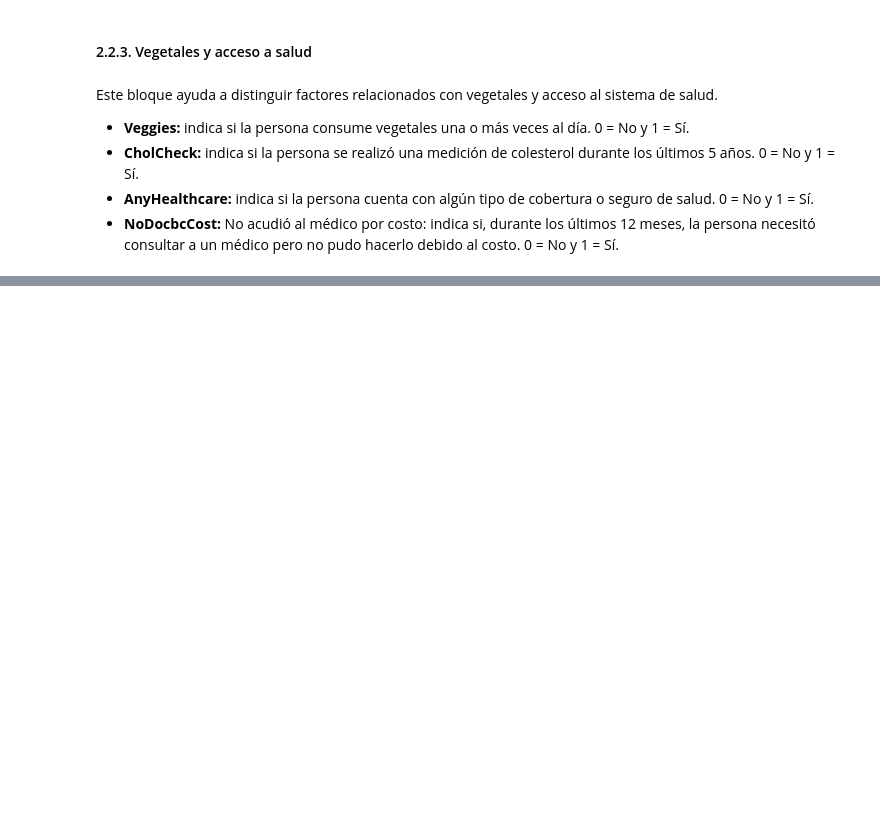
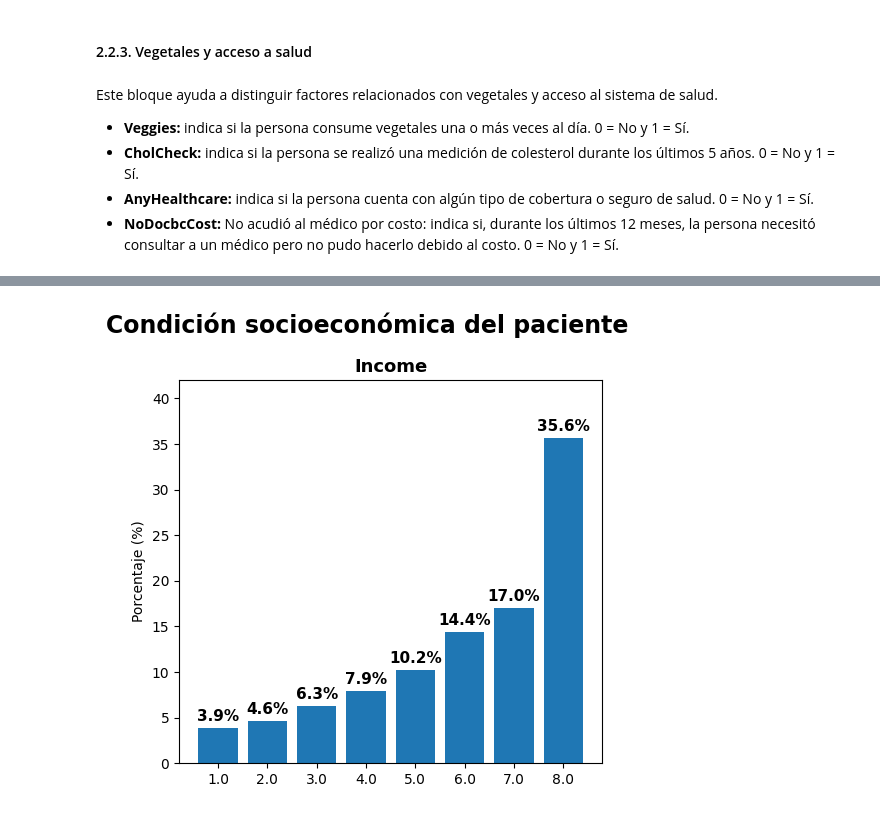
Before and after one commit to jadfost/Microproyecto_DiabetesRisk, a Jupyter notebook: notebooks/analisisExploratorio.ipynb, the cells around one changed output, grey strips where cells are left out. Saved outputs shown, nothing was run; the diff lists cells and outputs as text; code cells hidden in the pictures; blank space fills up the shorter version.

```diff
--- a/notebooks/analisisExploratorio.ipynb
+++ b/notebooks/analisisExploratorio.ipynb
@@ -186,0 +244,4 @@ graficar_distribuciones(df_datos, ["Veggies", "CholCheck", "AnyHealthcare", "NoD
+# %%
+graficar_distribuciones(df_datos, ["Income"], "Condición socioeconómica del paciente")
+# %% [output]
+[figure, added]
```
Also changed, not shown: parts of 9 cells of this notebook.
